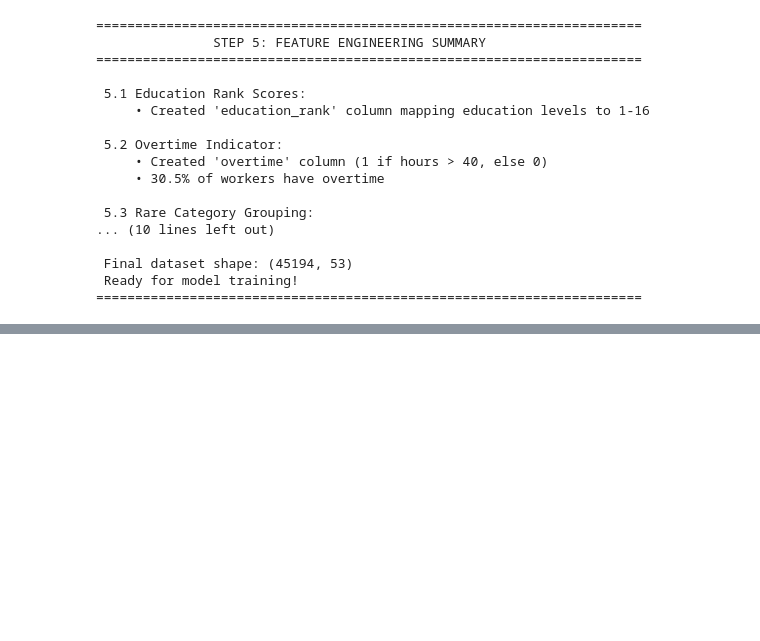
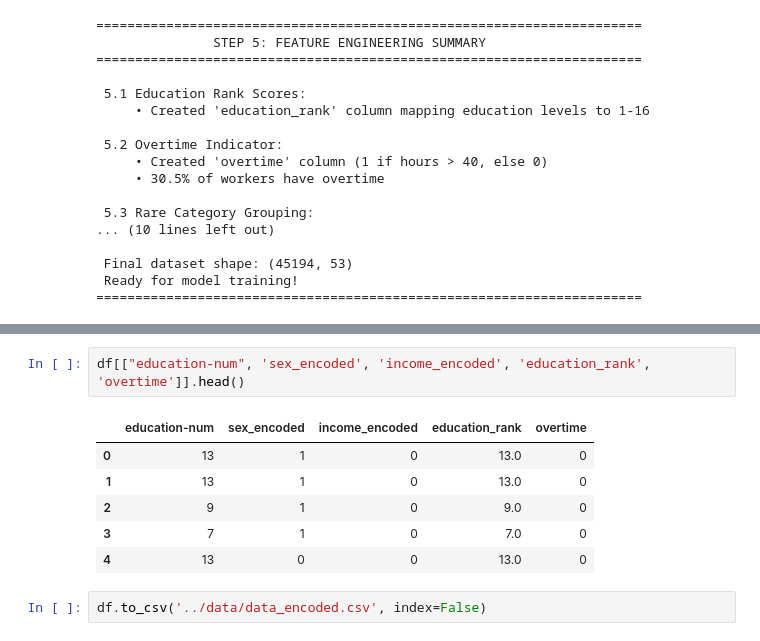
Before and after one commit to VisaHuy/Salary-Prediction-Project, a Jupyter notebook: notebooks/Salary_Prediction_Varient.ipynb, the cells around one changed output, grey strips where cells are left out. Drawn from its saved outputs; the diff is of its cells as text; blank space fills up the shorter version.

```diff
--- a/notebooks/Salary_Prediction_Varient.ipynb
+++ b/notebooks/Salary_Prediction_Varient.ipynb
@@ -1546,0 +1558,11 @@ print("=" * 70)
+# %%
+df[["education-num", 'sex_encoded', 'income_encoded', 'education_rank', 'overtime']].head()
+# %% [output]
+|  | education-num | sex_encoded | income_encoded | education_rank | overtime |
+| 0 | 13 | 1 | 0 | 13.0 | 0 |
+| 1 | 13 | 1 | 0 | 13.0 | 0 |
+| 2 | 9 | 1 | 0 | 9.0 | 0 |
+| 3 | 7 | 1 | 0 | 7.0 | 0 |
+| 4 | 13 | 0 | 0 | 13.0 | 0 |
+# %%
+df.to_csv('../data/data_encoded.csv', index=False)
```
Also changed, not shown: parts of 6 cells of this notebook, 2 other files.
